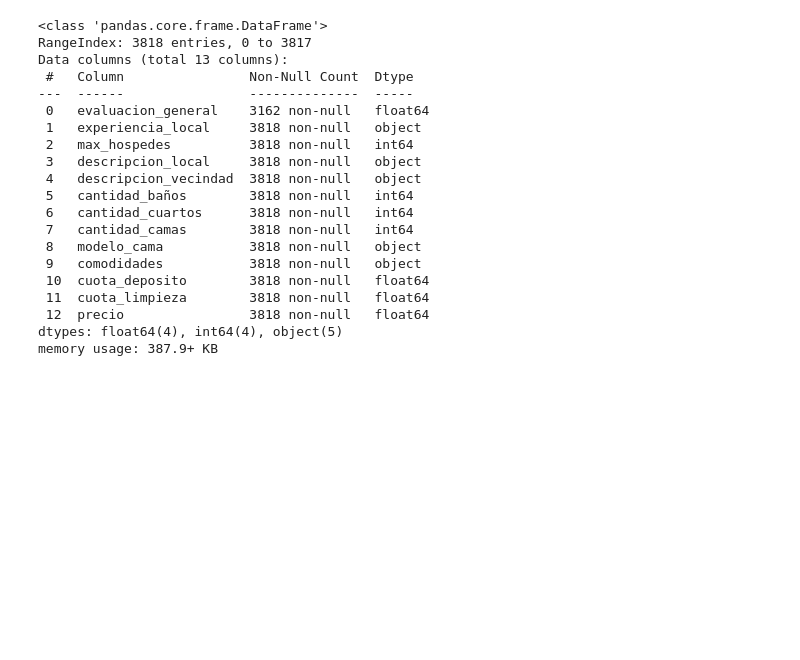
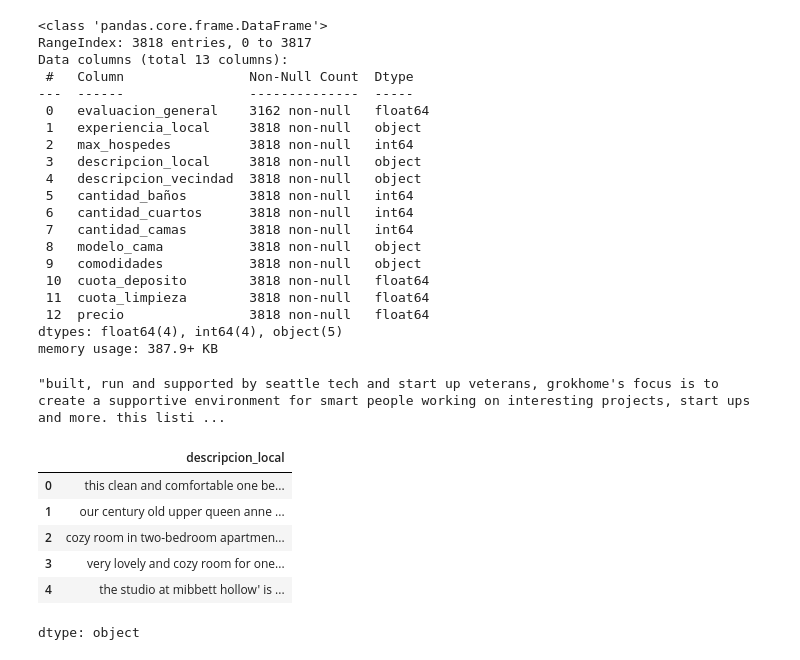
Before and after one commit to cmrondon2000/pandas-tratamiento-datos, a Jupyter notebook: Panda_tratamiento_datos.ipynb, the cells around one changed output. Saved outputs shown, nothing was run; the diff lists cells and outputs as text; code cells hidden in the pictures; blank space fills up the shorter version.

```diff
--- a/Panda_tratamiento_datos.ipynb
+++ b/Panda_tratamiento_datos.ipynb
@@ -281,3 +281,23 @@ Data columns (total 13 columns):
  12  precio                3818 non-null   float64
 dtypes: float64(4), int64(4), object(5)
 memory usage: 387.9+ KB
+# %%
+datos_ex["descripcion_local"]= datos_ex["descripcion_local"].str.lower()
+# %%
+datos_ex["descripcion_local"][3169]
+# %% [output]
+"built, run and supported by seattle tech and start up veterans, grokhome's focus is to create a supportive environment for smart people working on interesting projects, start ups and more. this listi ...
+# %%
+datos_ex["descripcion_local"] = datos_ex["descripcion_local"].str.replace("[^a-zA-Z0-9\-\' ]","", regex=True)
+# %%
+datos_ex["descripcion_local"] = datos_ex["descripcion_local"].str.replace("(?<!\w)-(?<!\w)"," ", regex=True)
+# %%
+datos_ex["descripcion_local"].head()
+# %% [output]
+|  | descripcion_local |
+| 0 | this clean and comfortable one be... |
+| 1 | our century old upper queen anne ... |
+| 2 | cozy room in two-bedroom apartmen... |
+| 3 | very lovely and cozy room for one... |
+| 4 | the studio at mibbett hollow' is ... |
+dtype: object
```
